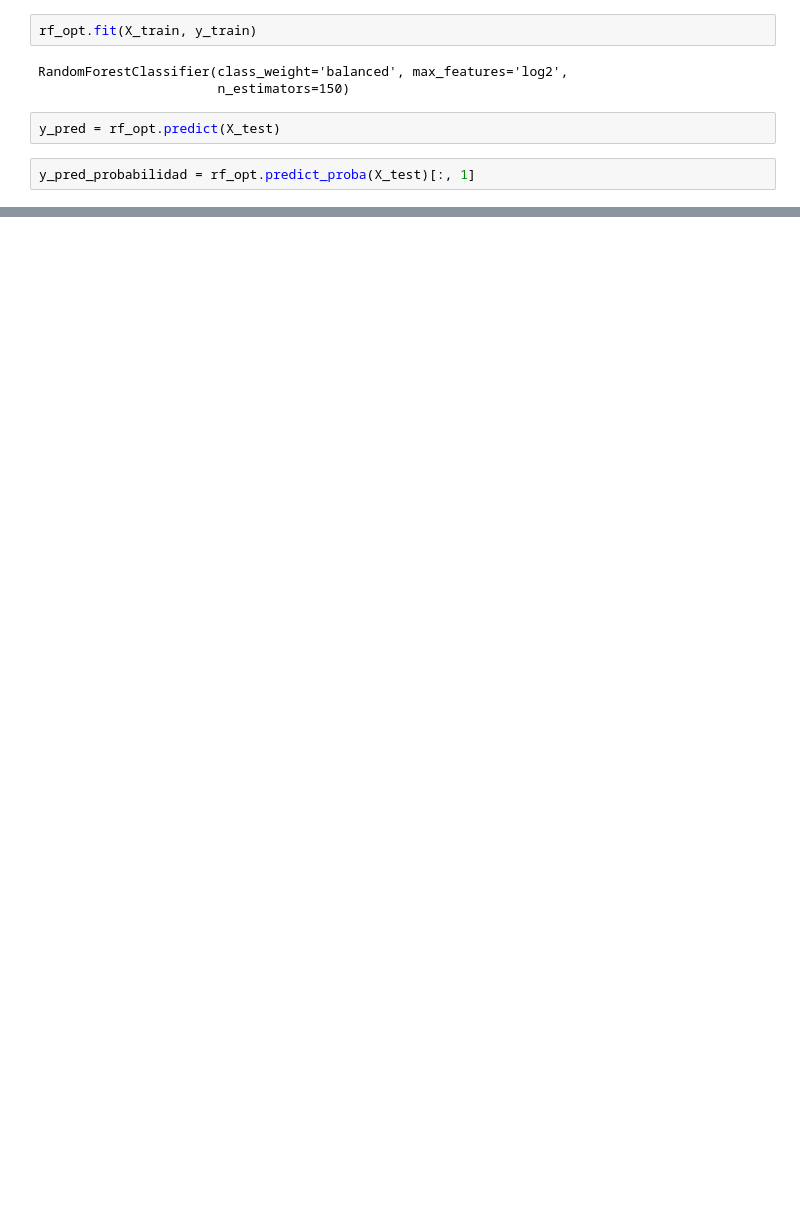
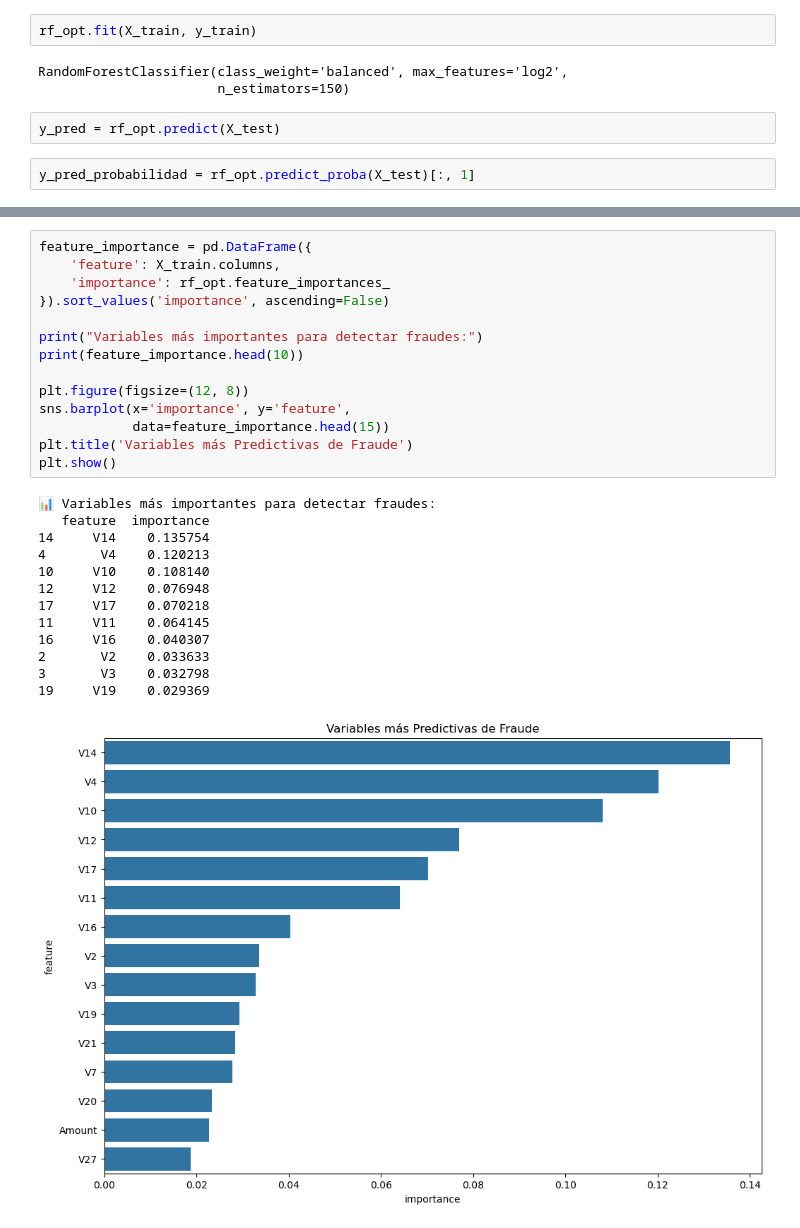
Before and after one commit to resteban3467/deteccion_fraude, a Jupyter notebook: notebooks/fraud_detection.ipynb, the cells around one changed output, grey strips where cells are left out. Saved outputs shown, nothing was run; the diff lists cells and outputs as text; blank space fills up the shorter version.

```diff
--- a/notebooks/fraud_detection.ipynb
+++ b/notebooks/fraud_detection.ipynb
@@ -171,0 +230,28 @@ plt.show()
+# %%
+feature_importance = pd.DataFrame({
+    'feature': X_train.columns,
+    'importance': rf_opt.feature_importances_
+}).sort_values('importance', ascending=False)
+
+print("Variables más importantes para detectar fraudes:")
+print(feature_importance.head(10))
+
+plt.figure(figsize=(12, 8))
+sns.barplot(x='importance', y='feature',
+            data=feature_importance.head(15))
+plt.title('Variables más Predictivas de Fraude')
+plt.show()
+# %% [output]
+📊 Variables más importantes para detectar fraudes:
+   feature  importance
+14     V14    0.135754
+4       V4    0.120213
+10     V10    0.108140
+12     V12    0.076948
+17     V17    0.070218
+11     V11    0.064145
+16     V16    0.040307
+2       V2    0.033633
+3       V3    0.032798
+19     V19    0.029369
+[figure, added]
```
Also changed, not shown: parts of 14 cells of this notebook.
